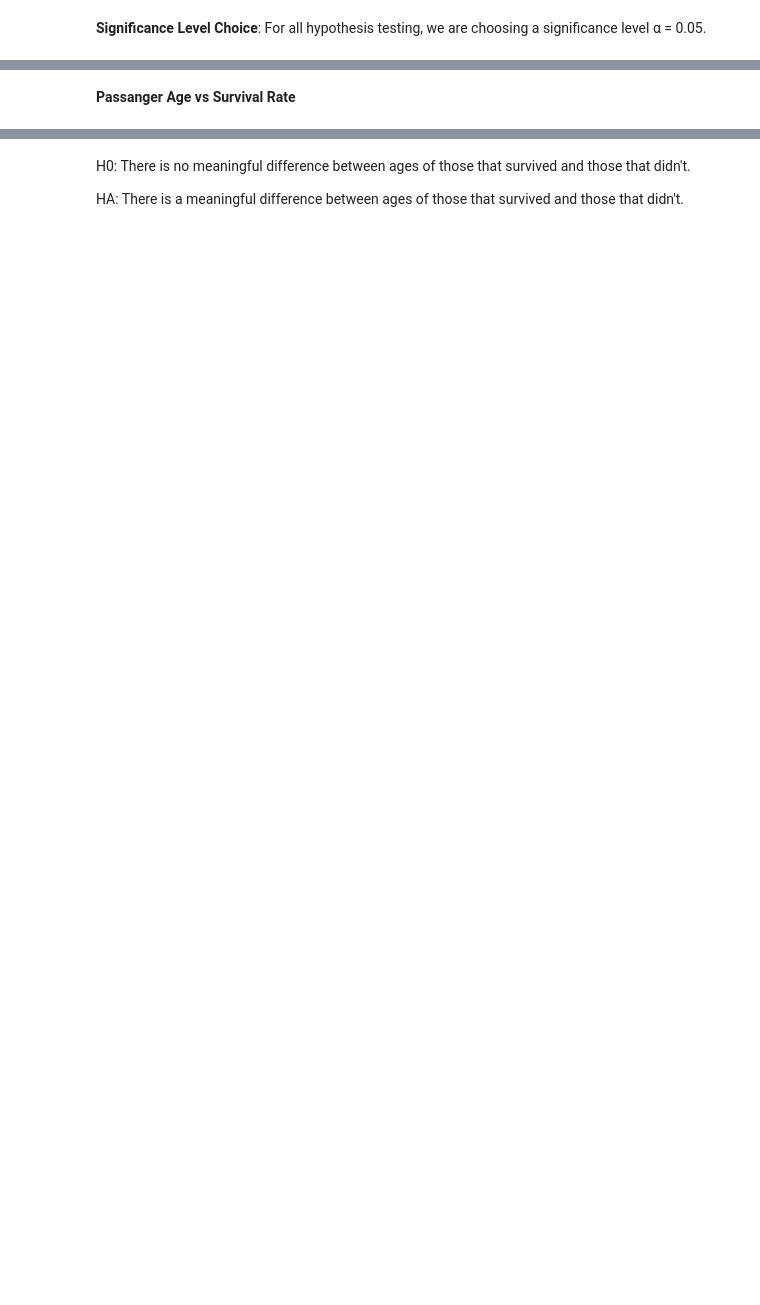
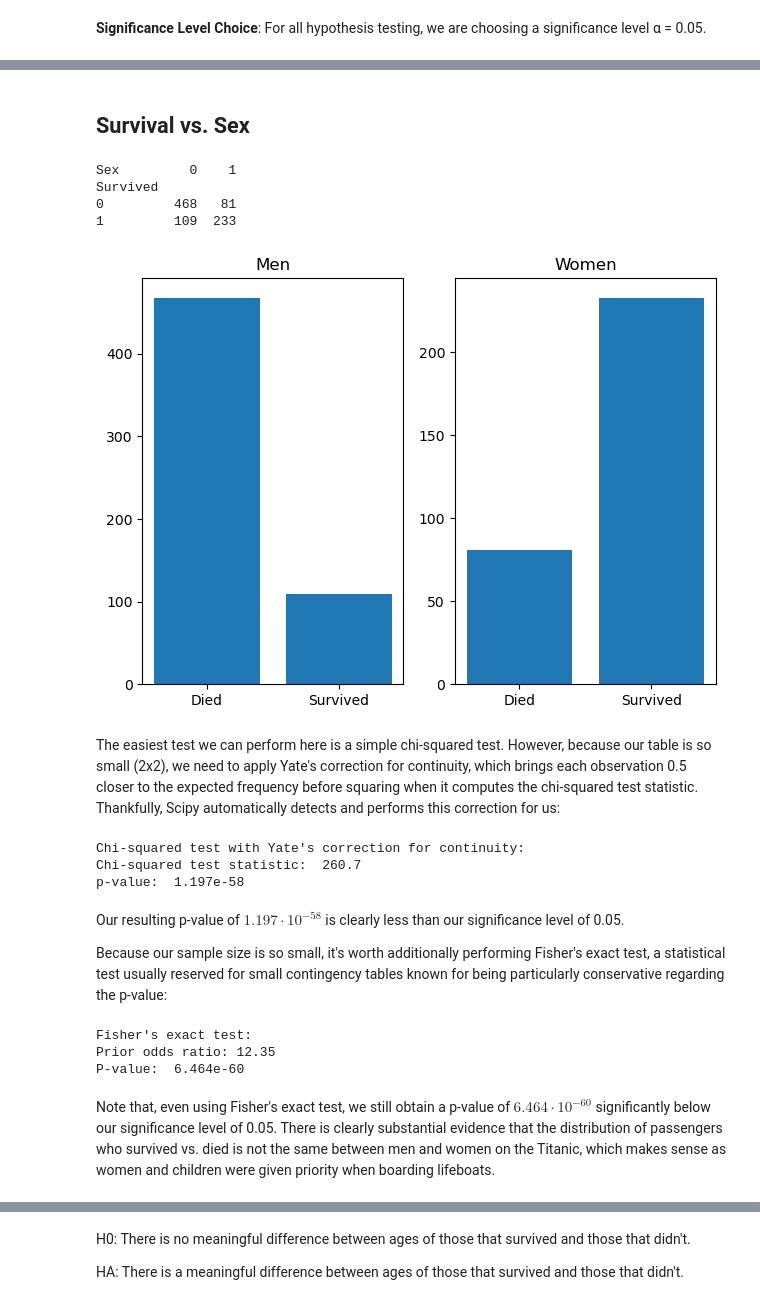
Before and after one commit to ashiqur0421/CMSC320_Group_Project, a Jupyter notebook: project.ipynb, the cells around one changed output, grey strips where cells are left out. Drawn from its saved outputs; the diff is of its cells as text; code cells hidden in the pictures; blank space fills up the shorter version.

```diff
--- a/project.ipynb
+++ b/project.ipynb
@@ -178,2 +237,43 @@ plt.show()
-# %% [markdown]
-**Passanger Age vs Survival Rate**
+# %% [markdown]
+## Survival vs. Sex
+# %%
+contingency = pd.crosstab(df['Survived'], df['Sex'])
+print(contingency)
+fig, (a1, a2) = plt.subplots(1, 2)
+a1.bar(['Died', 'Survived'], contingency[0])
+a1.set_title("Men")
+a2.bar(['Died', 'Survived'], contingency[1])
+a2.set_title("Women")
+fig.tight_layout()
+# %% [output]
+Sex         0    1
+Survived
+0         468   81
+1         109  233
+[figure, added]
+# %% [markdown]
+The easiest test we can perform here is a simple chi-squared test. However, because our table is so small (2x2), we need to apply Yate's correction for continuity, which brings each observation 0.5 closer to the expected frequency before squaring when it computes the chi-squared test statistic. Thankfully, Scipy automatically detects and performs this correction for us:
+# %%
+chi2 = stats.chi2_contingency(contingency)
+print("Chi-squared test with Yate's correction for continuity:")
+print(f"Chi-squared test statistic: {chi2.statistic: .4g}")
+print(f"p-value: {chi2.pvalue: .4g}")
+# %% [output]
+Chi-squared test with Yate's correction for continuity:
+Chi-squared test statistic:  260.7
+p-value:  1.197e-58
+# %% [markdown]
+Our resulting p-value of $1.197 \cdot 10^{-58}$ is clearly less than our significance level of 0.05.
+
+Because our sample size is so small, it's worth additionally performing Fisher's exact test, a statistical test usually reserved for small contingency tables known for being particularly conservative regarding the p-value:
+# %%
+fisher_exact_result = stats.fisher_exact(contingency, alternative="two-sided")
+print("Fisher's exact test:")
+print(f"Prior odds ratio: {fisher_exact_result.statistic:.4g}")
+print(f"P-value: {fisher_exact_result.pvalue: .4g}")
+# %% [output]
+Fisher's exact test:
+Prior odds ratio: 12.35
+P-value:  6.464e-60
+# %% [markdown]
+Note that, even using Fisher's exact test, we still obtain a p-value of $6.464 \cdot 10^{-60}$ significantly below our significance level of 0.05. There is clearly substantial evidence that the distribution of passengers who survived vs. died is not the same between men and women on the Titanic, which makes sense as women and children were given priority when boarding lifeboats.
```
Also changed, not shown: parts of 42 cells of this notebook.
